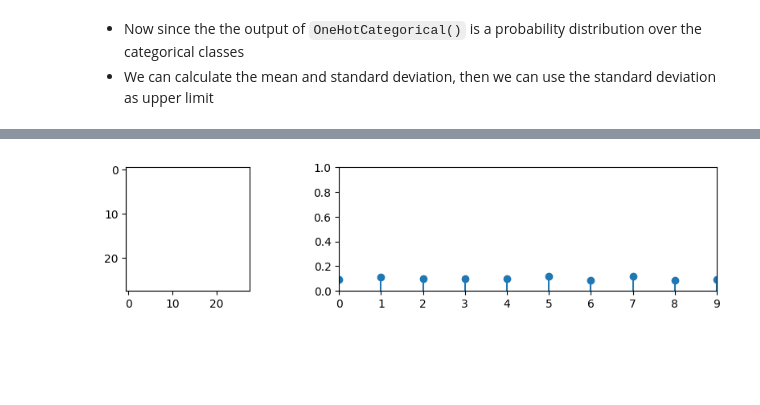
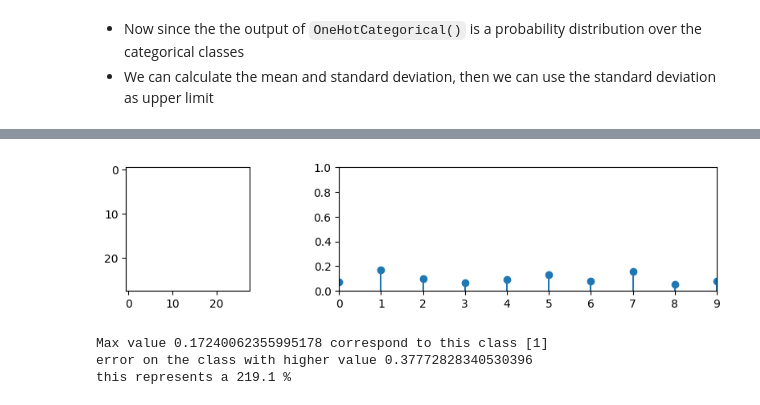
Before and after one commit to nuRiceLab/Machine-Learning, a Jupyter notebook: Examples/Example_MINST_CNN.ipynb, the cells around one changed output, grey strips where cells are left out. Cells and saved outputs as stored; diff of their text form; code cells hidden in the pictures; blank space fills up the shorter version.

```diff
--- a/Examples/Example_MINST_CNN.ipynb
+++ b/Examples/Example_MINST_CNN.ipynb
@@ -323,7 +381,13 @@ plot_wstddev(example_images[33], mean[33], stddev[33])
 # %%
 mean_zeros = model_wUnc(np.zeros((1,28,28,1))).mean().numpy()
 stddev_zeros = model_wUnc(np.zeros((1,28,28,1))).stddev().numpy()
-
 plot_wstddev(np.zeros((1,28,28,1))[0], mean_zeros[0], stddev_zeros[0])
+print(f'Max value {max(mean_zeros[0])} correspond to this class {np.where(mean_zeros[0] == max(mean_zeros[0]))[0]}')
+error = stddev_zeros[0][np.where(mean_zeros[0] == max(mean_zeros[0]))[0]][0]
+error_per = np.round((error/max(mean_zeros[0]))*100.0,2)
+print(f'error on the class with higher value {error}\nthis represents a {error_per} % ')
 # %% [output]
-[figure, old version]
+[figure, new version]
+Max value 0.17240062355995178 correspond to this class [1]
+error on the class with higher value 0.37772828340530396
+this represents a 219.1 %
```
Also changed, not shown: parts of 23 cells of this notebook.
